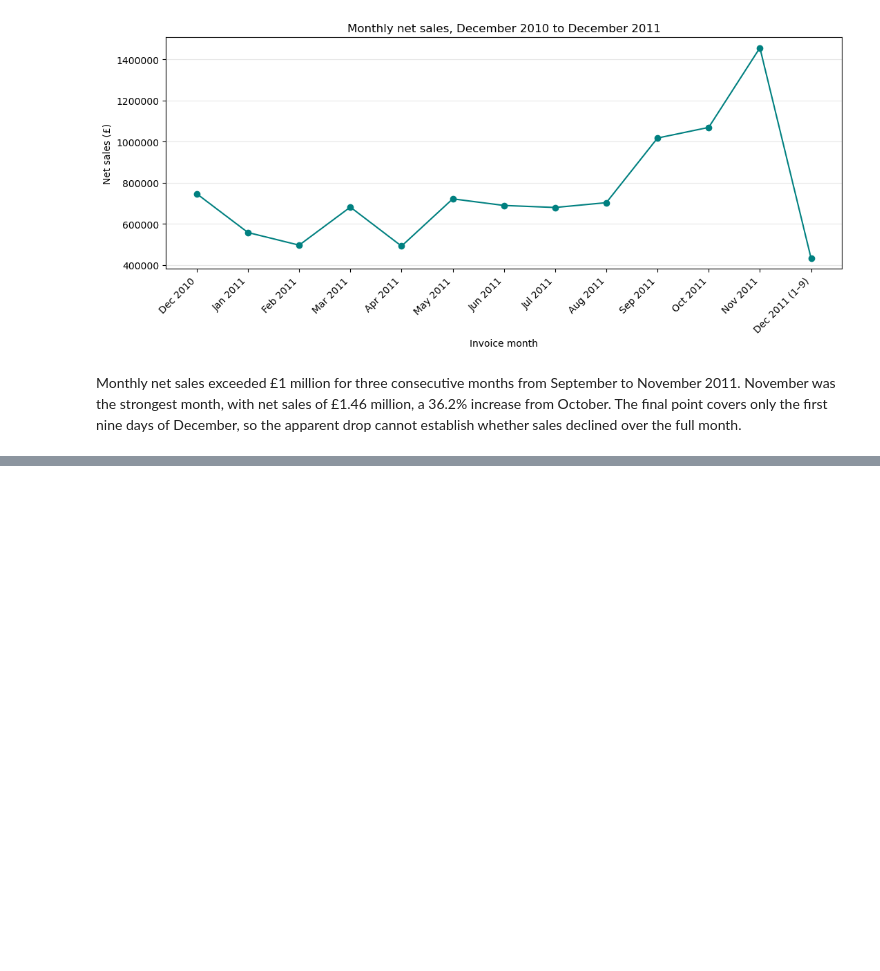
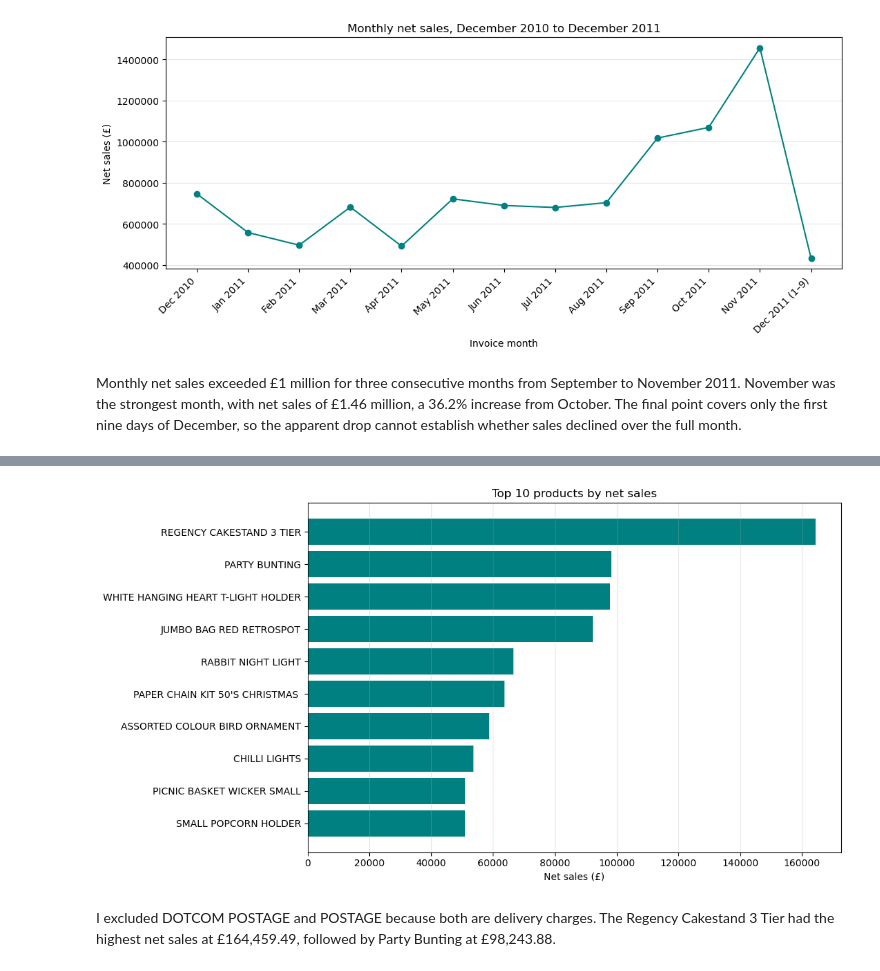
Before and after one commit to SelimBoujnah/CA-2-Data-visualisation-and-communication, a Jupyter notebook: CA CODE .ipynb, the cells around one changed output, grey strips where cells are left out. Cells and saved outputs as stored; diff of their text form; code cells hidden in the pictures; blank space fills up the shorter version.

Commit message:
hbar Plot the top 10 products by net sales

```diff
--- a/CA CODE .ipynb
+++ b/CA CODE .ipynb
@@ -386,0 +392,12 @@ Monthly net sales exceeded £1 million for three consecutive months from Septemb
+# %%
+product_sales = net_sales_df.groupby("StockCode")["LineValue"].sum()
+product_sales = product_sales.sort_values(ascending=False)
+
+# Inspect the descriptions of the highest-ranked stock codes
+top_codes = product_sales.head(15)
+product_names = net_sales_df.groupby("StockCode")["Description"].first()
+
+pd.DataFrame({
+    "Description": product_names.reindex(top_codes.index),
+    "NetSales": top_codes.round(2)
+})
@@ -386,0 +422,19 @@ Monthly net sales exceeded £1 million for three consecutive months from Septemb
+# %%
+# Select the 10 highest-selling products after excluding postage
+top_products = product_sales.drop(index=["DOT", "POST"]).head(10)
+
+# Sort for display so the highest-selling product appears at the top
+top_products = top_products.sort_values()
+product_labels = product_names.reindex(top_products.index)
+
+plt.figure(figsize=(11, 6))
+plt.barh(product_labels, top_products.values, color="teal")
+plt.title("Top 10 products by net sales")
+plt.xlabel("Net sales (£)")
+plt.grid(axis="x", alpha=0.3)
+plt.tight_layout()
+plt.show()
+# %% [output]
+[figure, added]
+# %% [markdown]
+I excluded DOTCOM POSTAGE and POSTAGE because both are delivery charges. The Regency Cakestand 3 Tier had the highest net sales at £164,459.49, followed by Party Bunting at £98,243.88.
```
Also changed, not shown: parts of 3 cells of this notebook.
